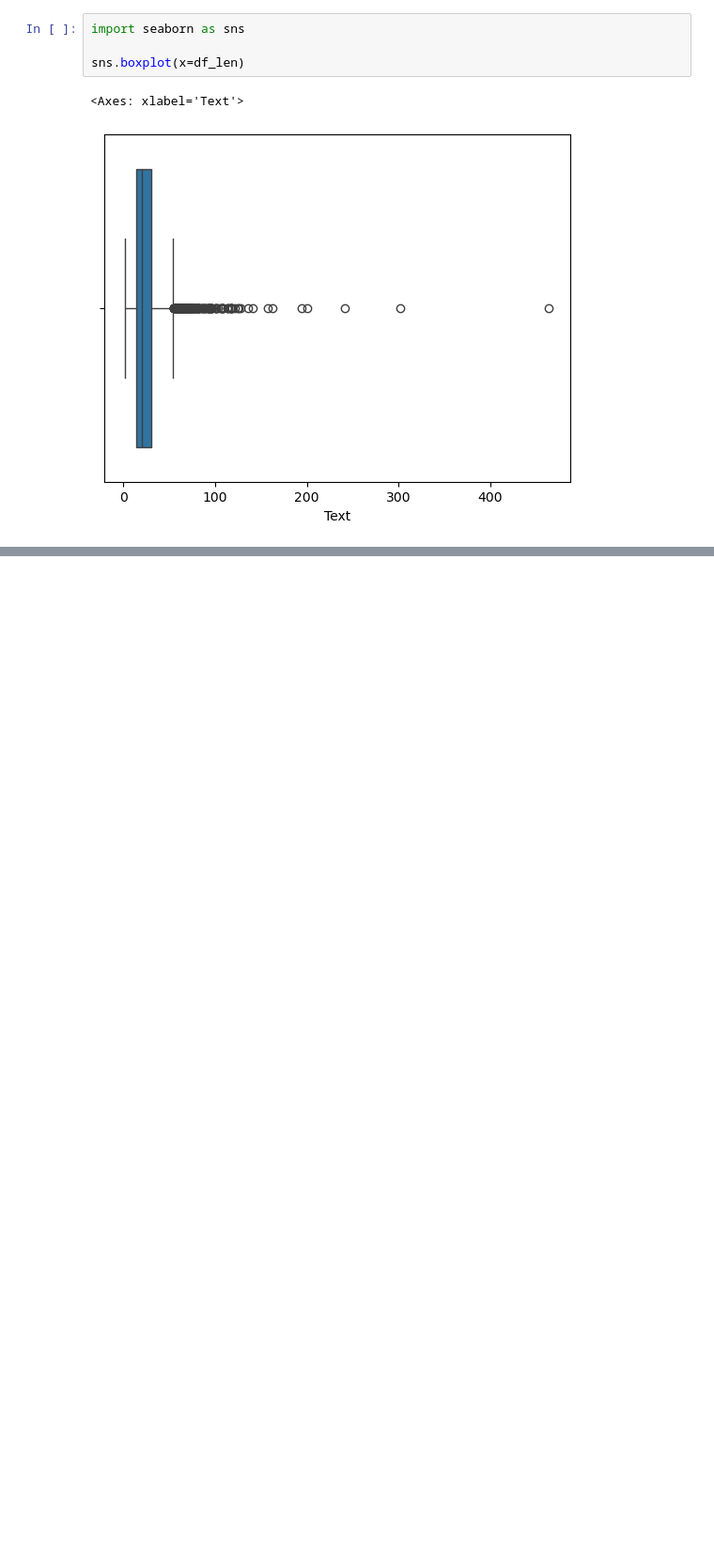
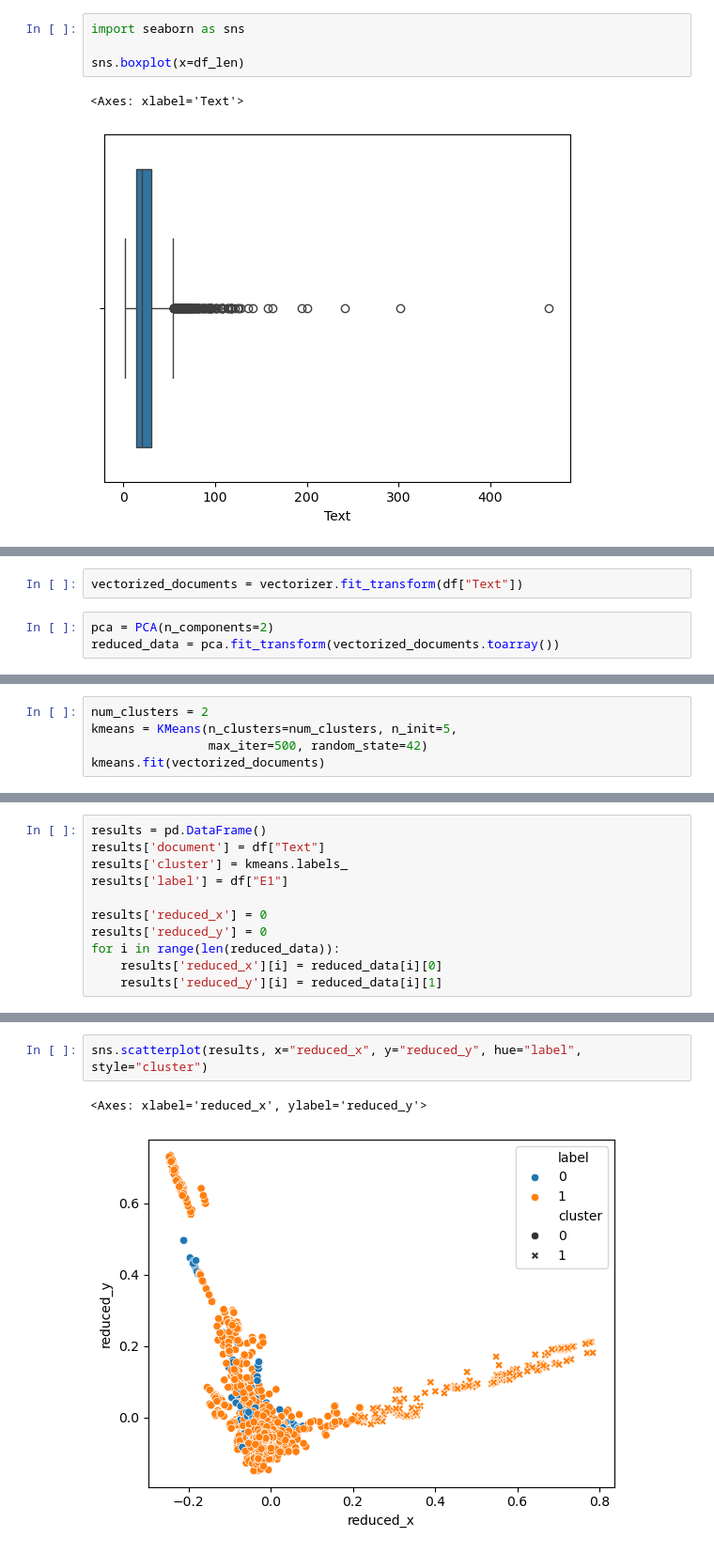
Before and after one commit to juliolynn/MNA_Proyecto_Integrador, a Jupyter notebook: avance1_analisis_exploratorio_datos.ipynb, the cells around one changed output, grey strips where cells are left out. Shown at 94% size. Saved outputs shown, nothing was run; the diff lists cells and outputs as text; blank space fills up the shorter version.

```diff
--- a/avance1_analisis_exploratorio_datos.ipynb
+++ b/avance1_analisis_exploratorio_datos.ipynb
@@ -238,0 +251,5 @@ sns.boxplot(x=df_len)
+# %%
+vectorized_documents = vectorizer.fit_transform(df["Text"])
+# %%
+pca = PCA(n_components=2)
+reduced_data = pca.fit_transform(vectorized_documents.toarray())
@@ -238,0 +266,5 @@ sns.boxplot(x=df_len)
+# %%
+num_clusters = 2
+kmeans = KMeans(n_clusters=num_clusters, n_init=5,
+                max_iter=500, random_state=42)
+kmeans.fit(vectorized_documents)
@@ -238,0 +273,11 @@ sns.boxplot(x=df_len)
+# %%
+results = pd.DataFrame()
+results['document'] = df["Text"]
+results['cluster'] = kmeans.labels_
+results['label'] = df["E1"]
+
+results['reduced_x'] = 0
+results['reduced_y'] = 0
+for i in range(len(reduced_data)):
+    results['reduced_x'][i] = reduced_data[i][0]
+    results['reduced_y'][i] = reduced_data[i][1]
@@ -238,0 +300,5 @@ sns.boxplot(x=df_len)
+# %%
+sns.scatterplot(results, x="reduced_x", y="reduced_y", hue="label", style="cluster")
+# %% [output]
+<Axes: xlabel='reduced_x', ylabel='reduced_y'>
+[figure, added]
```
Also changed, not shown: parts of 6 cells of this notebook.
